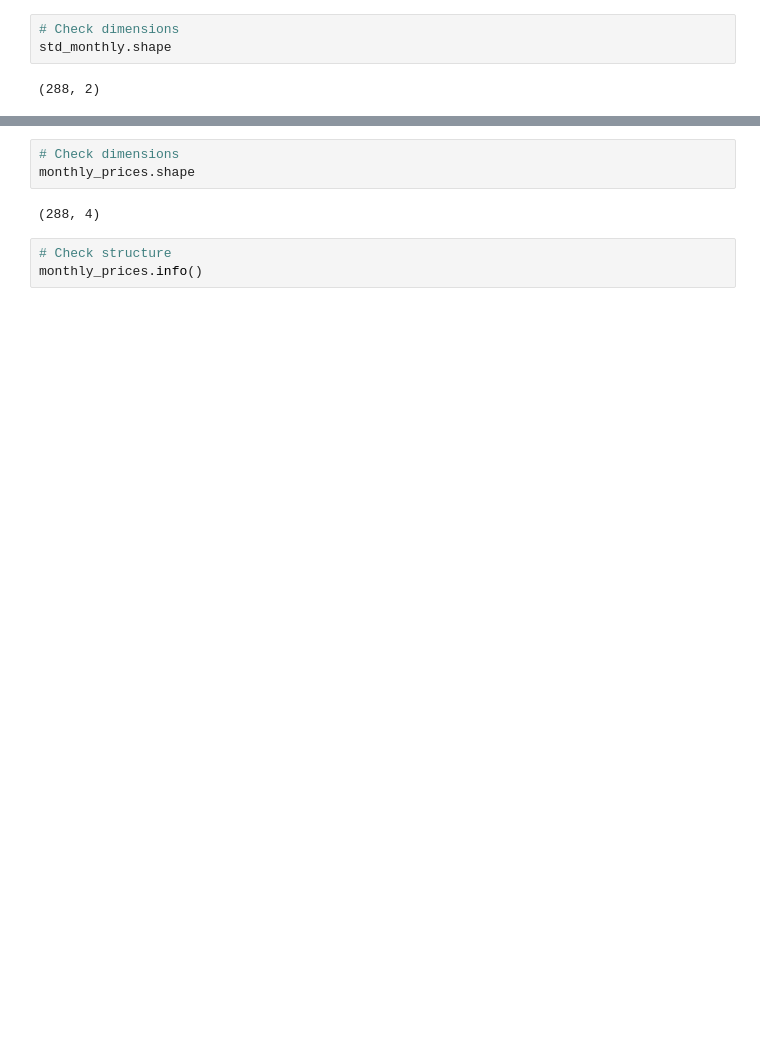
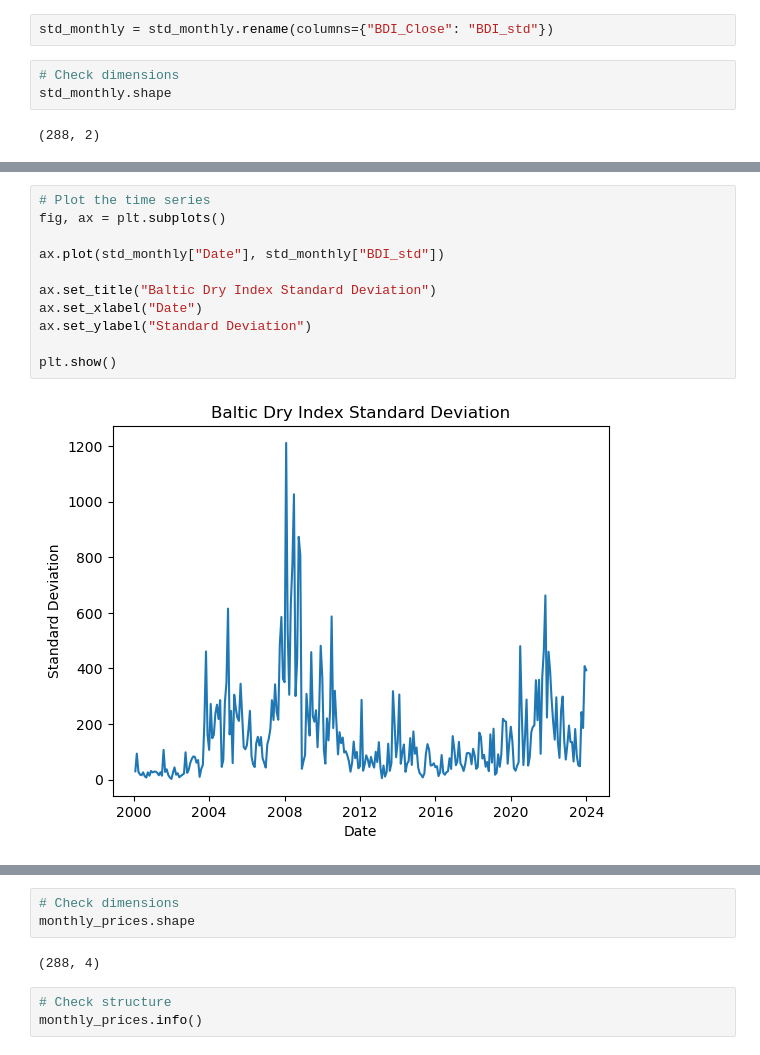
Before and after one commit to GorataB/Hackathon_PolyglotPioneers, a Jupyter notebook: Data Cleaning.ipynb, the cells around one changed output, grey strips where cells are left out. Drawn from its saved outputs; the diff is of its cells as text; blank space fills up the shorter version.

```diff
--- a/Data Cleaning.ipynb
+++ b/Data Cleaning.ipynb
@@ -131,6 +131,8 @@ std_monthly.head()
 | 2 | 2000-03-31 | 28.529785 |
 | 3 | 2000-04-30 | 18.651605 |
 | 4 | 2000-05-31 | 16.321120 |
+# %%
+std_monthly = std_monthly.rename(columns={"BDI_Close": "BDI_std"})
 # %%
 # Check dimensions
 std_monthly.shape
@@ -150,2 +152,15 @@ Data columns (total 2 columns):
 dtypes: datetime64[ns](1), float64(1)
 memory usage: 4.6 KB
+# %%
+# Plot the time series
+fig, ax = plt.subplots()
+
+ax.plot(std_monthly["Date"], std_monthly["BDI_std"])
+
+ax.set_title("Baltic Dry Index Standard Deviation")
+ax.set_xlabel("Date")
+ax.set_ylabel("Standard Deviation")
+
+plt.show()
+# %% [output]
+[figure, added]
```
Also changed, not shown: parts of 31 cells of this notebook, 1 other file.
